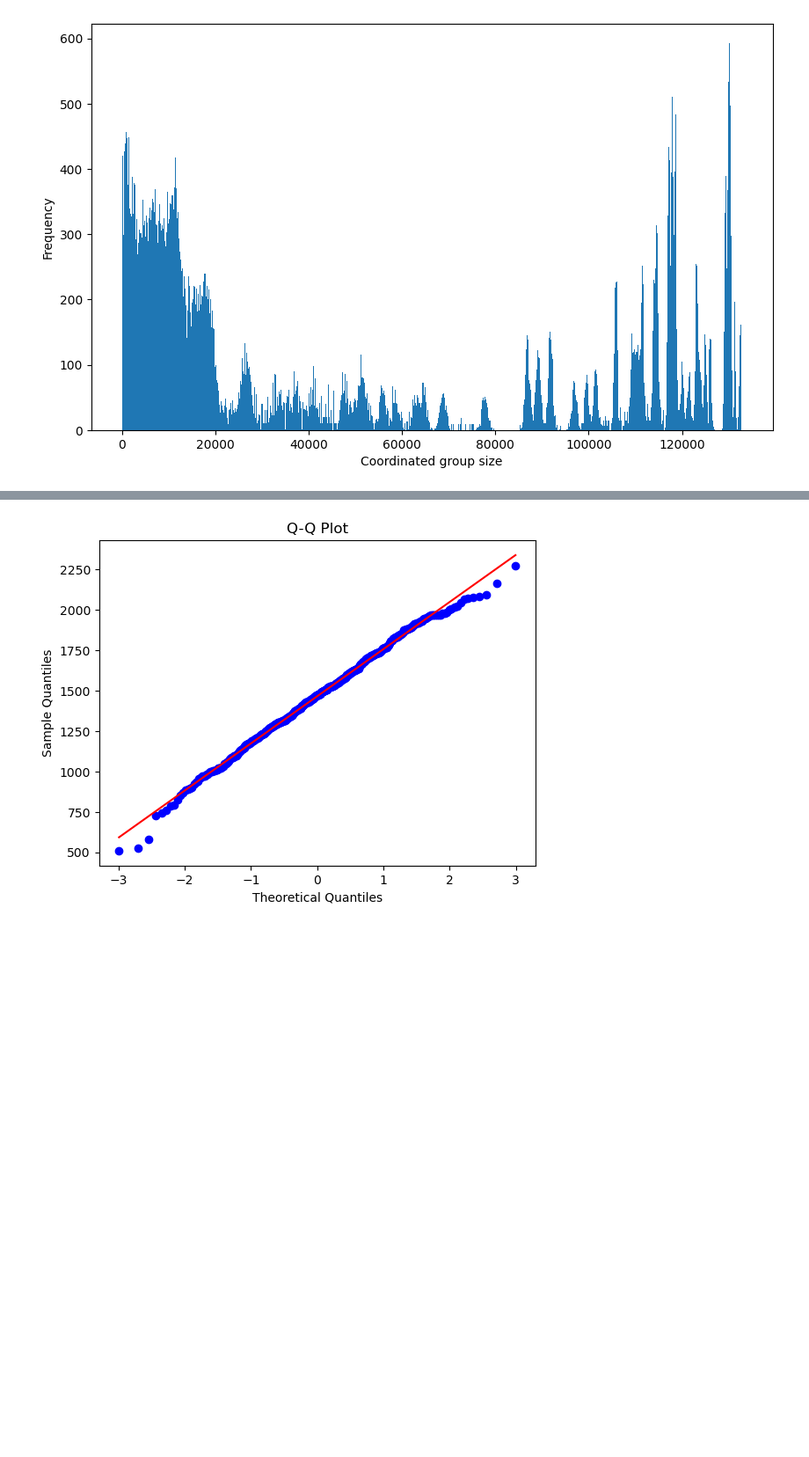
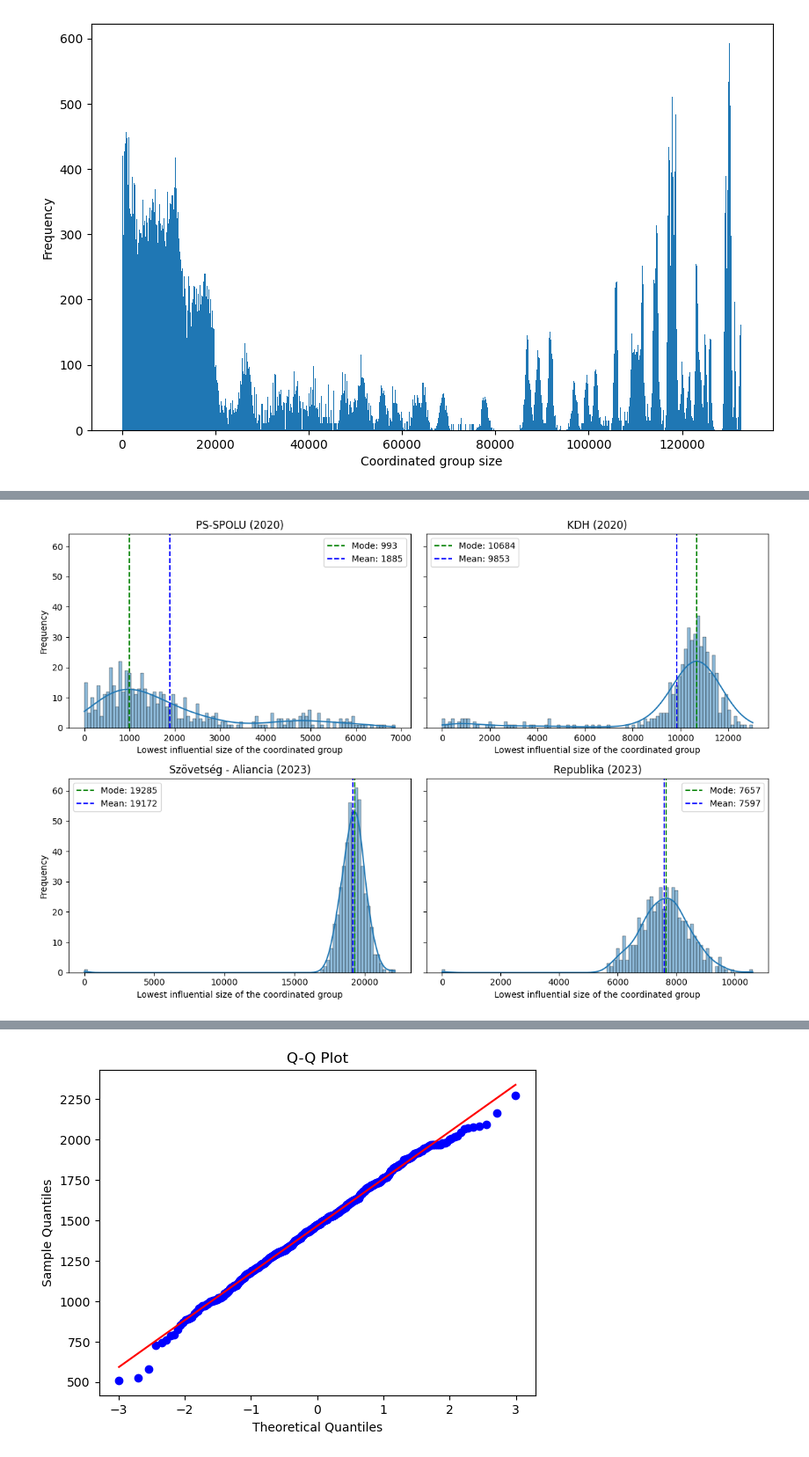
Before and after one commit to JnKamas/bc-praca, a Jupyter notebook: question_1.ipynb, the cells around one changed output, grey strips where cells are left out. Shown: that part at 88% size. Cells and saved outputs as stored; diff of their text form; code cells hidden in the pictures; blank space fills up the shorter version.

```diff
--- a/question_1.ipynb
+++ b/question_1.ipynb
@@ -743,0 +740,93 @@ FileNotFoundError: [Errno 2] No such file or directory: 'lowest_samples2020-p12.
+# %%
+import pandas as pd
+import numpy as np
+import matplotlib.pyplot as plt
+import seaborn as sns
+from scipy.stats import gaussian_kde
+import constants  # Import the constants module
+
+# Load the data
+df1 = pd.read_csv('./db_exports_specific/lowest_samples2020all-12.csv', header=0)
+df2 = pd.read_csv('./db_exports_specific/lowest_samples2020all-15.csv', header=0)
+df3 = pd.read_csv('./db_exports_specific/lowest_samples2023all-18.csv', header=0)
+df4 = pd.read_csv('./db_exports_specific/lowest_samples2023all-25.csv', header=0)
+
+# Process the data for display
+display_data_df1 = df1["lowest_samples"] * (constants.all_voters[2020] / 1000000)
+display_data_df2 = df2["lowest_samples"] * (constants.all_voters[2020] / 1000000)
+display_data_df3 = df3["lowest_samples"] * (constants.all_voters[2023] / 1000000)
+display_data_df4 = df4["lowest_samples"] * (constants.all_voters[2023] / 1000000)
+
+# Calculate statistics
+cumulative_mean_df1 = np.mean(display_data_df1)
+cumulative_std_dev_df1 = np.std(display_data_df1)
+
+cumulative_mean_df2 = np.mean(display_data_df2)
+cumulative_std_dev_df2 = np.std(display_data_df2)
+
+cumulative_mean_df3 = np.mean(display_data_df3)
+cumulative_std_dev_df3 = np.std(display_data_df3)
+
+cumulative_mean_df4 = np.mean(display_data_df4)
+cumulative_std_dev_df4 = np.std(display_data_df4)
+
+# Print statistics
+print("Data for subject 12")
+print(f"12, 2020. Mean: {cumulative_mean_df1:.0f}, Std Dev: {cumulative_std_dev_df1:.0f}")
+print(f"15, 2020. Mean: {cumulative_mean_df2:.0f}, Std Dev: {cumulative_std_dev_df2:.0f}")
+
+print("Data for subject 15")
+print(f"18, 2023. Mean: {cumulative_mean_df3:.0f}, Std Dev: {cumulative_std_dev_df3:.0f}")
+print(f"25, 2023. Mean: {cumulative_mean_df4:.0f}, Std Dev: {cumulative_std_dev_df4:.0f}")
+
+# Plot the data
+fig, axes = plt.subplots(2, 2, figsize=(12, 8), sharey=True)
+
+bins = 100
+
+def plot_kde(ax, data):
+    kde = gaussian_kde(data, bw_method='silverman')
+    x_range = np.linspace(min(data), max(data), 1000)
+    kde_values = kde(x_range)
+    mode_index = np.argmax(kde_values)
+    mode_value = x_range[mode_index]
+    mean_value = np.mean(data)
+    ax.axvline(mode_value, color='g', linestyle='--', label=f'Mode: {mode_value:.0f}')
+    ax.axvline(mean_value, color='b', linestyle='--', label=f'Mean: {mean_value:.0f}')
+    return mode_value, mean_value
+
+# Subject 12 (2020)
+sns.histplot(display_data_df1, ax=axes[0, 0], bins=bins, kde=True)
+mode_12_2020, mean_12_2020 = plot_kde(axes[0, 0], display_data_df1)
+axes[0, 0].set_xlabel('Lowest influential size of the coordinated group')
+axes[0, 0].set_ylabel('Frequency')
+axes[0, 0].set_title('PS-SPOLU (2020)')
+axes[0, 0].legend()
+
+# Subject 15 (2020)
+sns.histplot(display_data_df2, ax=axes[0, 1], bins=bins, kde=True)
+mode_15_2020, mean_15_2020 = plot_kde(axes[0, 1], display_data_df2)
+axes[0, 1].set_xlabel('Lowest influential size of the coordinated group')
+axes[0, 1].set_ylabel('Frequency')
+axes[0, 1].set_title('KDH (2020)')
+axes[0, 1].legend()
+
+# Subject 18 (2023)
+sns.histplot(display_data_df3, ax=axes[1, 0], bins=bins, kde=True)
+mode_18_2023, mean_18_2023 = plot_kde(axes[1, 0], display_data_df3)
+axes[1, 0].set_xlabel('Lowest influential size of the coordinated group')
+axes[1, 0].set_ylabel('Frequency')
+axes[1, 0].set_title('Szövetség - Aliancia (2023)')
+axes[1, 0].legend()
+
+# Subject 25 (2023)
+sns.histplot(display_data_df4, ax=axes[1, 1], bins=bins, kde=True)
+mode_25_2023, mean_25_2023 = plot_kde(axes[1, 1], display_data_df4)
+axes[1, 1].set_xlabel('Lowest influential size of the coordinated group')
+axes[1, 1].set_ylabel('Frequency')
+axes[1, 1].set_title('Republika (2023)')
+axes[1, 1].legend()
+
+plt.tight_layout()
+plt.show()
+# %% [output]
@@ -744,3 +839,4 @@ FileNotFoundError: [Errno 2] No such file or directory: 'lowest_samples2020-p12.
+[figure, added]
 # %%
 import pandas as pd
 import matplotlib.pyplot as plt
```
Also changed, not shown: parts of 5 cells of this notebook.
